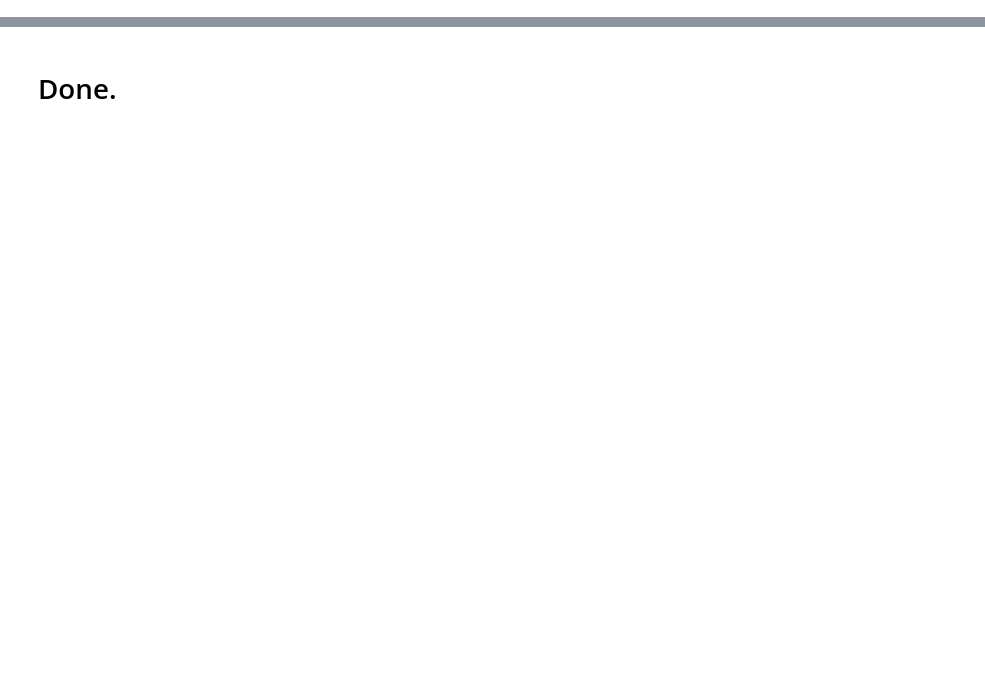
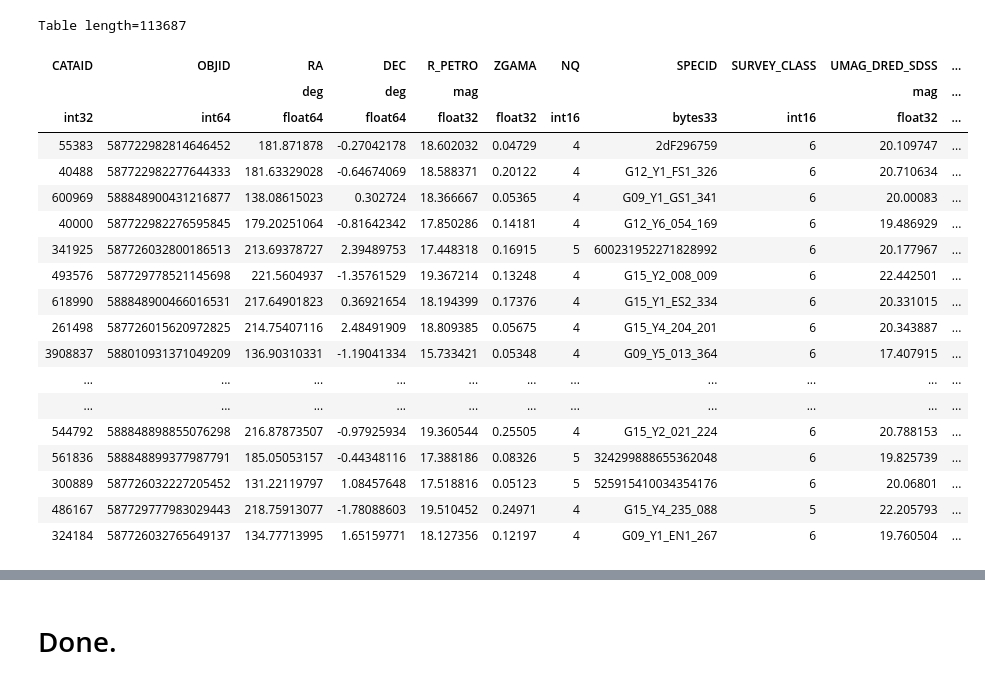
Before and after one commit to SgmAstro/DESI, a Jupyter notebook: docs/nb/sandbox/stepwise_weights.ipynb, the cells around one changed output, grey strips where cells are left out. Saved outputs shown, nothing was run; the diff lists cells and outputs as text; code cells hidden in the pictures; blank space fills up the shorter version.

```diff
--- a/docs/nb/sandbox/stepwise_weights.ipynb
+++ b/docs/nb/sandbox/stepwise_weights.ipynb
@@ -18,0 +61,6 @@ stepwise['VMAX'] /= stepwise['VMAX'].max()
+# %%
+fpath  = findfile('ddp', version='v2')
+
+ddp    = Table.read(fpath)
+ddp
+# %% [output]
@@ -18,0 +68,20 @@ stepwise['VMAX'] /= stepwise['VMAX'].max()
+Table length=113687
+| CATAID | OBJID | RA | DEC | R_PETRO | ZGAMA | NQ | SPECID | SURVEY_CLASS | UMAG_DRED_SDSS | ... |
+|  |  | deg | deg | mag |  |  |  |  | mag | ... |
+| int32 | int64 | float64 | float64 | float32 | float32 | int16 | bytes33 | int16 | float32 | ... |
+| 55383 | 587722982814646452 | 181.871878 | -0.27042178 | 18.602032 | 0.04729 | 4 | 2dF296759 | 6 | 20.109747 | ... |
+| 40488 | 587722982277644333 | 181.63329028 | -0.64674069 | 18.588371 | 0.20122 | 4 | G12_Y1_FS1_326 | 6 | 20.710634 | ... |
+| 600969 | 588848900431216877 | 138.08615023 | 0.302724 | 18.366667 | 0.05365 | 4 | G09_Y1_GS1_341 | 6 | 20.00083 | ... |
+| 40000 | 587722982276595845 | 179.20251064 | -0.81642342 | 17.850286 | 0.14181 | 4 | G12_Y6_054_169 | 6 | 19.486929 | ... |
+| 341925 | 587726032800186513 | 213.69378727 | 2.39489753 | 17.448318 | 0.16915 | 5 | 600231952271828992 | 6 | 20.177967 | ... |
+| 493576 | 587729778521145698 | 221.5604937 | -1.35761529 | 19.367214 | 0.13248 | 4 | G15_Y2_008_009 | 6 | 22.442501 | ... |
+| 618990 | 588848900466016531 | 217.64901823 | 0.36921654 | 18.194399 | 0.17376 | 4 | G15_Y1_ES2_334 | 6 | 20.331015 | ... |
+| 261498 | 587726015620972825 | 214.75407116 | 2.48491909 | 18.809385 | 0.05675 | 4 | G15_Y4_204_201 | 6 | 20.343887 | ... |
+| 3908837 | 588010931371049209 | 136.90310331 | -1.19041334 | 15.733421 | 0.05348 | 4 | G09_Y5_013_364 | 6 | 17.407915 | ... |
+| ... | ... | ... | ... | ... | ... | ... | ... | ... | ... | ... |
+| ... | ... | ... | ... | ... | ... | ... | ... | ... | ... | ... |
+| 544792 | 588848898855076298 | 216.87873507 | -0.97925934 | 19.360544 | 0.25505 | 4 | G15_Y2_021_224 | 6 | 20.788153 | ... |
+| 561836 | 588848899377987791 | 185.05053157 | -0.44348116 | 17.388186 | 0.08326 | 5 | 324299888655362048 | 6 | 19.825739 | ... |
+| 300889 | 587726032227205452 | 131.22119797 | 1.08457648 | 17.518816 | 0.05123 | 5 | 525915410034354176 | 6 | 20.06801 | ... |
+| 486167 | 587729777983029443 | 218.75913077 | -1.78088603 | 19.510452 | 0.24971 | 4 | G15_Y4_235_088 | 5 | 22.205793 | ... |
+| 324184 | 587726032765649137 | 134.77713995 | 1.65159771 | 18.127356 | 0.12197 | 4 | G09_Y1_EN1_267 | 6 | 19.760504 | ... |
```
Also changed, not shown: parts of 9 cells of this notebook, 1 other file.
